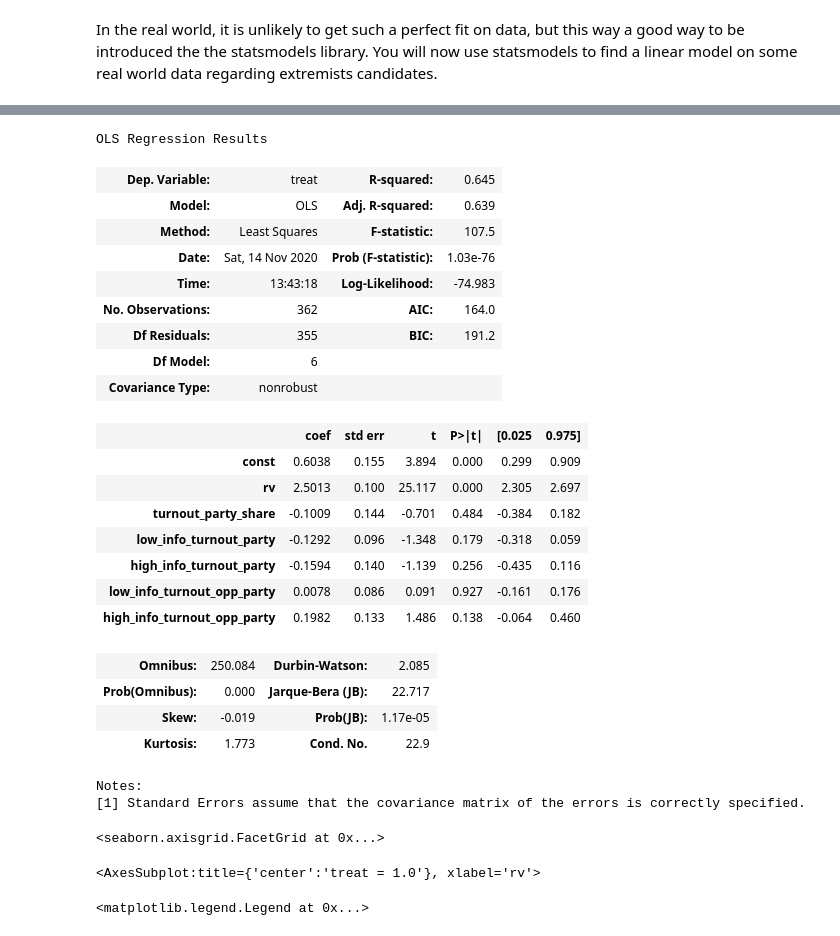
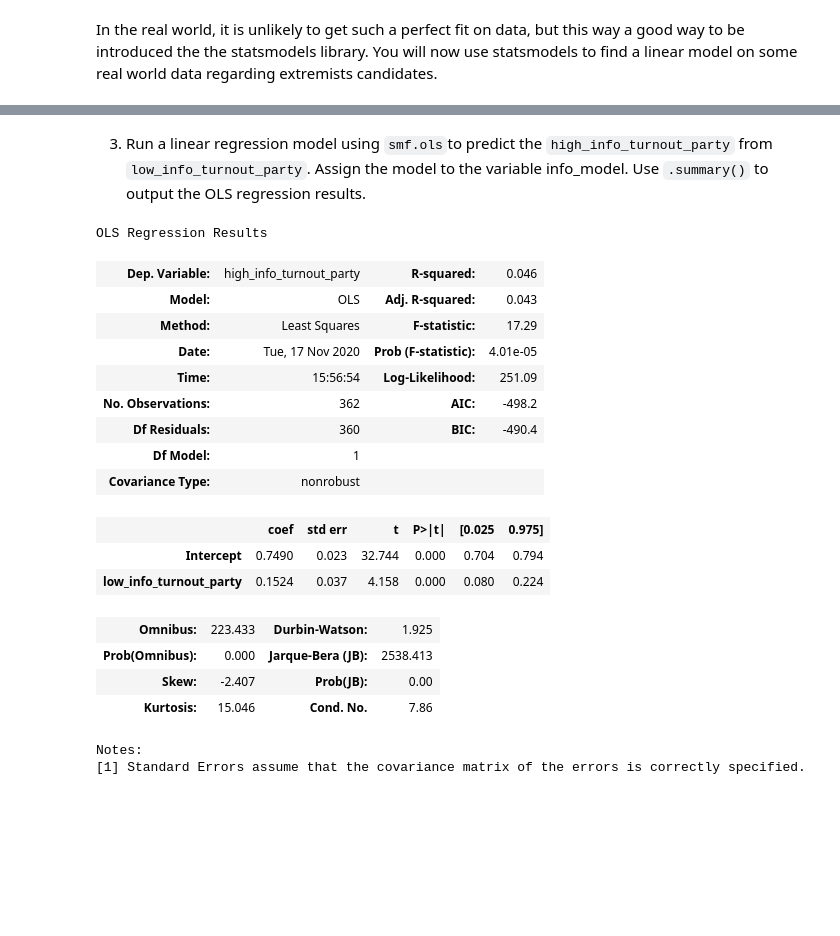
Before and after one commit to ds-modules/POLSCI3-Fa20-Dev, a Jupyter notebook: PS4/problem 3.ipynb, the cells around one changed output, grey strips where cells are left out. Saved outputs shown, nothing was run; the diff lists cells and outputs as text; code cells hidden in the pictures; blank space fills up the shorter version.

```diff
--- a/PS4/problem 3.ipynb
+++ b/PS4/problem 3.ipynb
@@ -215,45 +188,24 @@ Notes:
-# %%
-X_var = sm.add_constant(extremist_df.drop(['treat'], axis= 1))
-y_var= extremist_df[['treat']]
-linearmodel = sm.OLS(y_var, X_var).fit()
-linearmodel.summary()
-# %% [output]
-OLS Regression Results
-| Dep. Variable: | treat | R-squared: | 0.645 |
-| Model: | OLS | Adj. R-squared: | 0.639 |
-| Method: | Least Squares | F-statistic: | 107.5 |
-| Date: | Sat, 14 Nov 2020 | Prob (F-statistic): | 1.03e-76 |
-| Time: | 13:43:18 | Log-Likelihood: | -74.983 |
-| No. Observations: | 362 | AIC: | 164.0 |
-| Df Residuals: | 355 | BIC: | 191.2 |
-| Df Model: | 6 |  |  |
-| Covariance Type: | nonrobust |  |  |
-|  | coef | std err | t | P>|t| | [0.025 | 0.975] |
-| const | 0.6038 | 0.155 | 3.894 | 0.000 | 0.299 | 0.909 |
-| rv | 2.5013 | 0.100 | 25.117 | 0.000 | 2.305 | 2.697 |
-| turnout_party_share | -0.1009 | 0.144 | -0.701 | 0.484 | -0.384 | 0.182 |
-| low_info_turnout_party | -0.1292 | 0.096 | -1.348 | 0.179 | -0.318 | 0.059 |
-| high_info_turnout_party | -0.1594 | 0.140 | -1.139 | 0.256 | -0.435 | 0.116 |
-| low_info_turnout_opp_party | 0.0078 | 0.086 | 0.091 | 0.927 | -0.161 | 0.176 |
-| high_info_turnout_opp_party | 0.1982 | 0.133 | 1.486 | 0.138 | -0.064 | 0.460 |
-| Omnibus: | 250.084 | Durbin-Watson: | 2.085 |
-| Prob(Omnibus): | 0.000 | Jarque-Bera (JB): | 22.717 |
-| Skew: | -0.019 | Prob(JB): | 1.17e-05 |
-| Kurtosis: | 1.773 | Cond. No. | 22.9 |
-Notes:
-[1] Standard Errors assume that the covariance matrix of the errors is correctly specified.
-# %%
-sns.lmplot('rv', 'turnout_party_share', data=df, col='treat')
-# %% [output]
-<seaborn.axisgrid.FacetGrid at 0x...>
-# %%
-df['low_info_turnout_party'].hist()
-df['high_info_turnout_party'].hist()
-# %% [output]
-<AxesSubplot:title={'center':'treat = 1.0'}, xlabel='rv'>
-# %%
-df['low_info_turnout_opp_party'].hist(label='low')
-df['high_info_turnout_opp_party'].hist()
-plt.legend()
-# %% [output]
-<matplotlib.legend.Legend at 0x...>
+# %% [markdown]
+3. Run a linear regression model using `smf.ols`to predict the `high_info_turnout_party` from `low_info_turnout_party`. Assign the model to the variable info_model. Use `.summary()` to output the OLS regression results.
+# %%
+info_model = ...
+# %% [output]
+OLS Regression Results
+| Dep. Variable: | high_info_turnout_party | R-squared: | 0.046 |
+| Model: | OLS | Adj. R-squared: | 0.043 |
+| Method: | Least Squares | F-statistic: | 17.29 |
+| Date: | Tue, 17 Nov 2020 | Prob (F-statistic): | 4.01e-05 |
+| Time: | 15:56:54 | Log-Likelihood: | 251.09 |
+| No. Observations: | 362 | AIC: | -498.2 |
+| Df Residuals: | 360 | BIC: | -490.4 |
+| Df Model: | 1 |  |  |
+| Covariance Type: | nonrobust |  |  |
+|  | coef | std err | t | P>|t| | [0.025 | 0.975] |
+| Intercept | 0.7490 | 0.023 | 32.744 | 0.000 | 0.704 | 0.794 |
+| low_info_turnout_party | 0.1524 | 0.037 | 4.158 | 0.000 | 0.080 | 0.224 |
+| Omnibus: | 223.433 | Durbin-Watson: | 1.925 |
+| Prob(Omnibus): | 0.000 | Jarque-Bera (JB): | 2538.413 |
+| Skew: | -2.407 | Prob(JB): | 0.00 |
+| Kurtosis: | 15.046 | Cond. No. | 7.86 |
+Notes:
+[1] Standard Errors assume that the covariance matrix of the errors is correctly specified.
```
Also changed, not shown: parts of 37 cells of this notebook.
